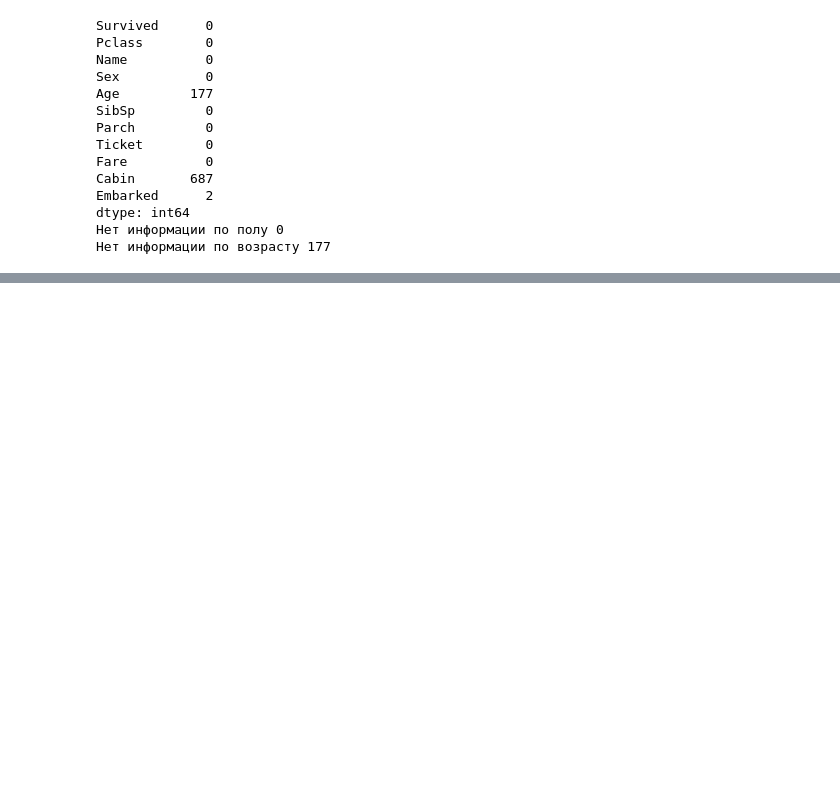
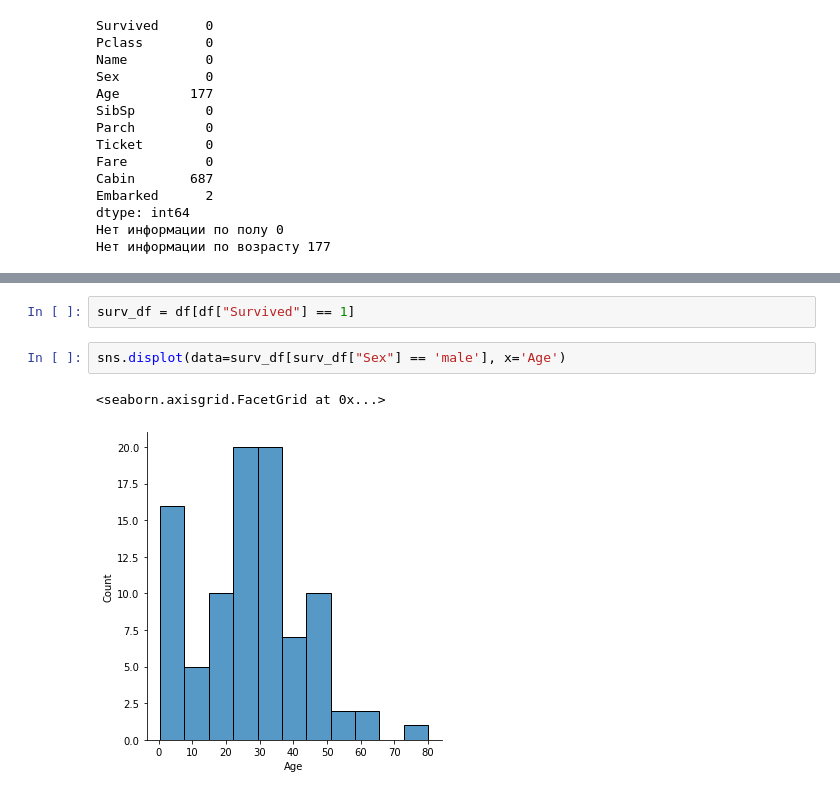
Before and after one commit to Kir-Kotin/Brunoyam, a Jupyter notebook: notebooks/03 - homework.ipynb, the cells around one changed output, grey strips where cells are left out. Drawn from its saved outputs; the diff is of its cells as text; blank space fills up the shorter version.

```diff
--- a/notebooks/03 - homework.ipynb
+++ b/notebooks/03 - homework.ipynb
@@ -148,0 +151,7 @@ sns.scatterplot(data=df, x="Survived", y="Sex")
+# %%
+surv_df = df[df["Survived"] == 1]
+# %%
+sns.displot(data=surv_df[surv_df["Sex"] == 'male'], x='Age')
+# %% [output]
+<seaborn.axisgrid.FacetGrid at 0x...>
+[figure, added]
```
Also changed, not shown: parts of 11 cells of this notebook, 1 other file.
